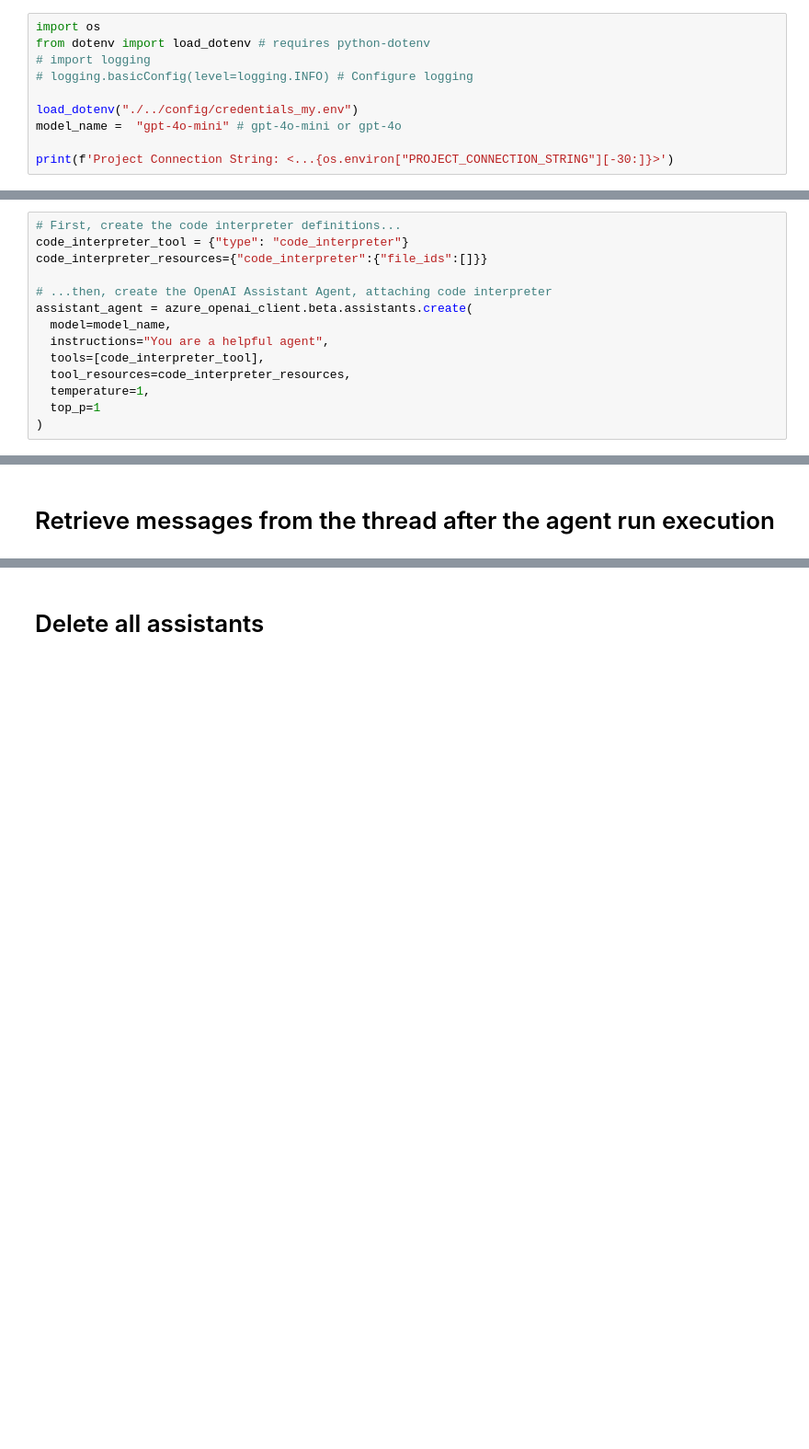
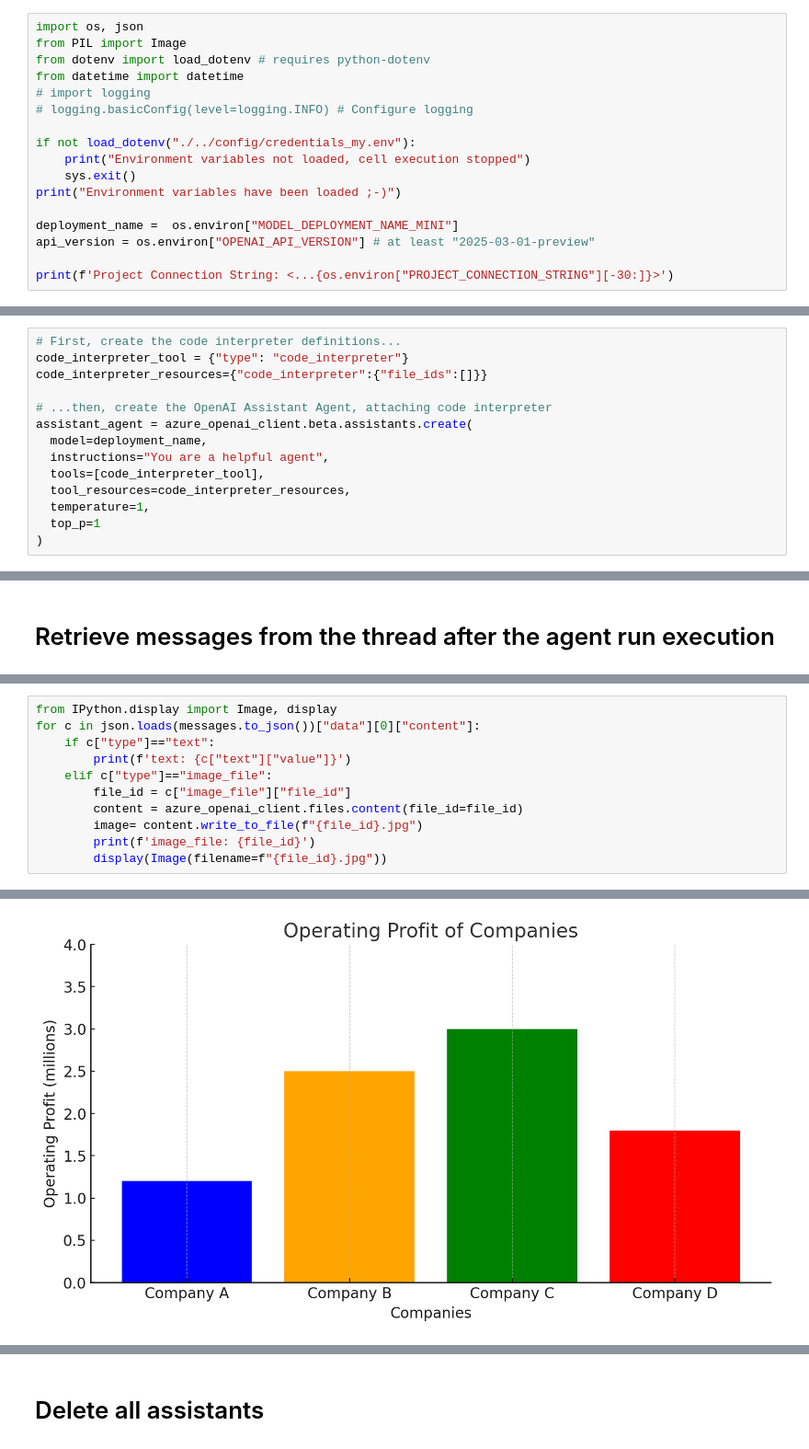
Before and after one commit to maurominella/aaas, a Jupyter notebook: FoundryAgents03 - OpenAI Assistants Agent with CodeInterpreter Tool (Python Azure OpenAI SDK).ipynb, the cells around one changed output, grey strips where cells are left out. Shown at 92% size. Drawn from its saved outputs; the diff is of its cells as text; blank space fills up the shorter version.

```diff
--- a/FoundryAgents03 - OpenAI Assistants Agent with CodeInterpreter Tool (Python Azure OpenAI SDK).ipynb
+++ b/FoundryAgents03 - OpenAI Assistants Agent with CodeInterpreter Tool (Python Azure OpenAI SDK).ipynb
@@ -3,10 +5,17 @@
 # %%
-import os
+import os, json
+from PIL import Image
 from dotenv import load_dotenv # requires python-dotenv
+from datetime import datetime
 # import logging
 # logging.basicConfig(level=logging.INFO) # Configure logging
 
-load_dotenv("./../config/credentials_my.env")
-model_name =  "gpt-4o-mini" # gpt-4o-mini or gpt-4o
+if not load_dotenv("./../config/credentials_my.env"):
+    print("Environment variables not loaded, cell execution stopped")
+    sys.exit()
+print("Environment variables have been loaded ;-)")
+
+deployment_name =  os.environ["MODEL_DEPLOYMENT_NAME_MINI"]
+api_version = os.environ["OPENAI_API_VERSION"] # at least "2025-03-01-preview"
 
 print(f'Project Connection String: <...{os.environ["PROJECT_CONNECTION_STRING"][-30:]}>')
@@ -43,7 +61,7 @@ code_interpreter_resources={"code_interpreter":{"file_ids":[]}}
 
 # ...then, create the OpenAI Assistant Agent, attaching code interpreter
 assistant_agent = azure_openai_client.beta.assistants.create(
-  model=model_name,
+  model=deployment_name,
   instructions="You are a helpful agent",
   tools=[code_interpreter_tool],
   tool_resources=code_interpreter_resources,
@@ -116,0 +172,12 @@ else:
+# %%
+from IPython.display import Image, display
+for c in json.loads(messages.to_json())["data"][0]["content"]:
+    if c["type"]=="text":
+        print(f'text: {c["text"]["value"]}')
+    elif c["type"]=="image_file":
+        file_id = c["image_file"]["file_id"]
+        content = azure_openai_client.files.content(file_id=file_id)
+        image= content.write_to_file(f"{file_id}.jpg")
+        print(f'image_file: {file_id}')
+        display(Image(filename=f"{file_id}.jpg"))
+# %% [output]
@@ -116,0 +185 @@ else:
+[figure, added]
```
Also changed, not shown: parts of 10 cells of this notebook, 7 other files.
